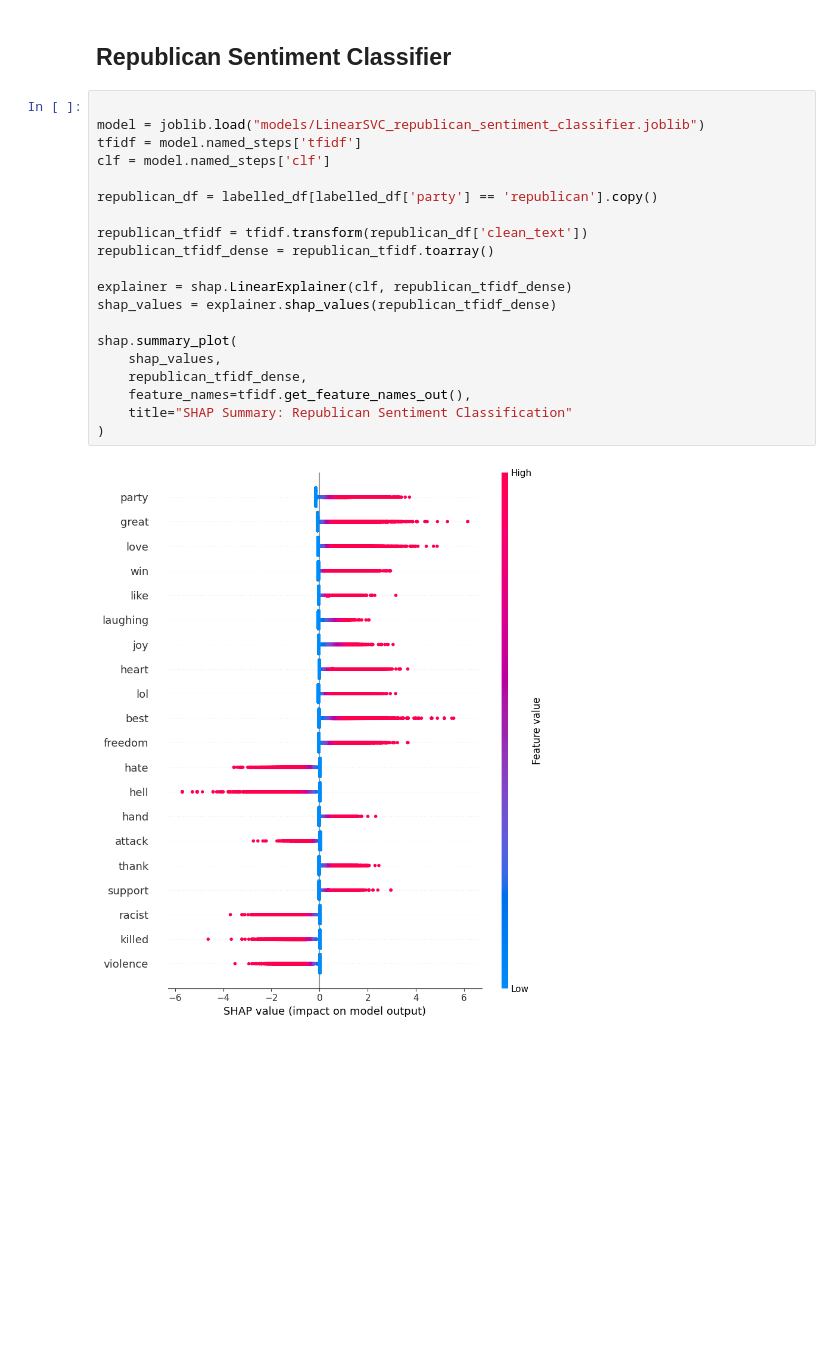
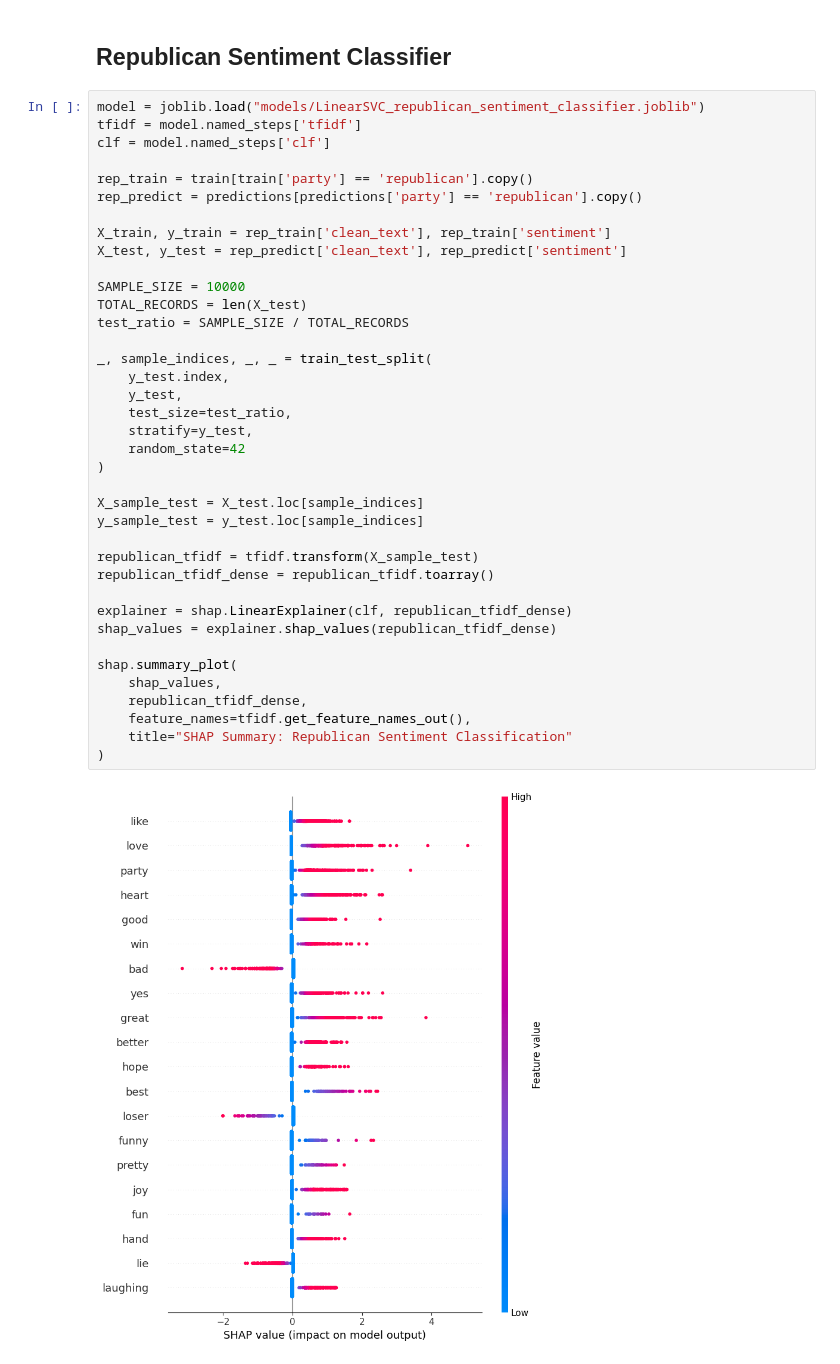
Before and after one commit to Birkbeck/msc-project-source-code-files-24-25-tayyib-saddique, a Jupyter notebook: x_processing/shap.ipynb, the cells around one changed output. Cells and saved outputs as stored; diff of their text form; blank space fills up the shorter version.

Commit message:
initial cross party analysis

```diff
--- a/x_processing/shap.ipynb
+++ b/x_processing/shap.ipynb
@@ -610,24 +575,42 @@ Top 10 features co-occurrence matrix:
 # %% [markdown]
 ## Republican Sentiment Classifier
 # %%
-
 model = joblib.load("models/LinearSVC_republican_sentiment_classifier.joblib")
 tfidf = model.named_steps['tfidf']
 clf = model.named_steps['clf']
 
-republican_df = labelled_df[labelled_df['party'] == 'republican'].copy()
+rep_train = train[train['party'] == 'republican'].copy()
+rep_predict = predictions[predictions['party'] == 'republican'].copy()
 
-republican_tfidf = tfidf.transform(republican_df['clean_text'])
+X_train, y_train = rep_train['clean_text'], rep_train['sentiment']
+X_test, y_test = rep_predict['clean_text'], rep_predict['sentiment']
+
+SAMPLE_SIZE = 10000
+TOTAL_RECORDS = len(X_test)
+test_ratio = SAMPLE_SIZE / TOTAL_RECORDS
+
+_, sample_indices, _, _ = train_test_split(
+    y_test.index,
+    y_test,
+    test_size=test_ratio,
+    stratify=y_test,
+    random_state=42
+)
+
+X_sample_test = X_test.loc[sample_indices]
+y_sample_test = y_test.loc[sample_indices]
+
+republican_tfidf = tfidf.transform(X_sample_test)
 republican_tfidf_dense = republican_tfidf.toarray()
 
 explainer = shap.LinearExplainer(clf, republican_tfidf_dense)
 shap_values = explainer.shap_values(republican_tfidf_dense)
 
 shap.summary_plot(
     shap_values,
     republican_tfidf_dense,
     feature_names=tfidf.get_feature_names_out(),
     title="SHAP Summary: Republican Sentiment Classification"
 )
 # %% [output]
-[figure, old version]
+[figure, new version]
```
Also changed, not shown: parts of 5 cells of this notebook.
